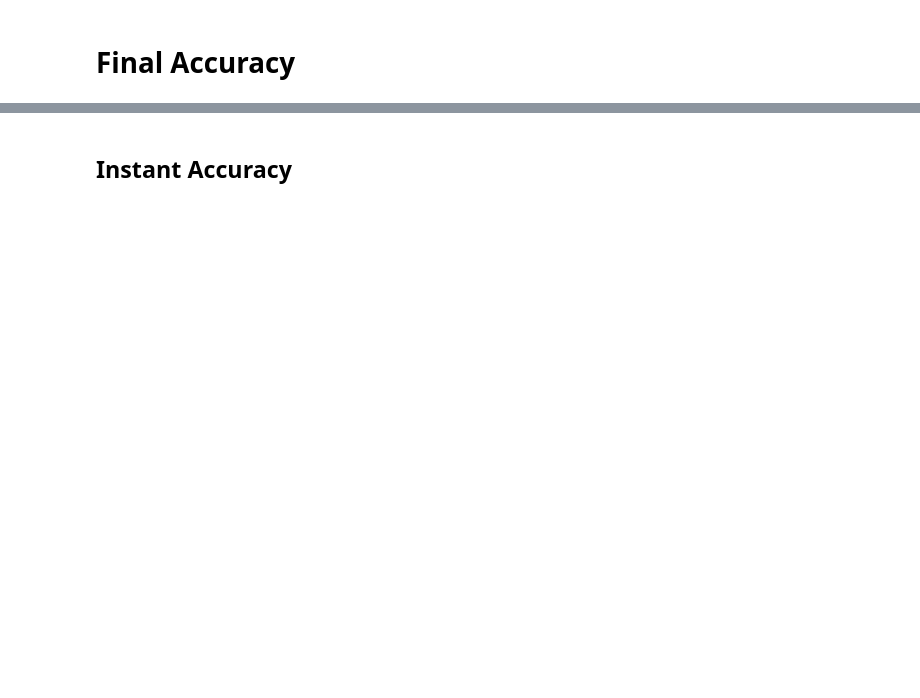
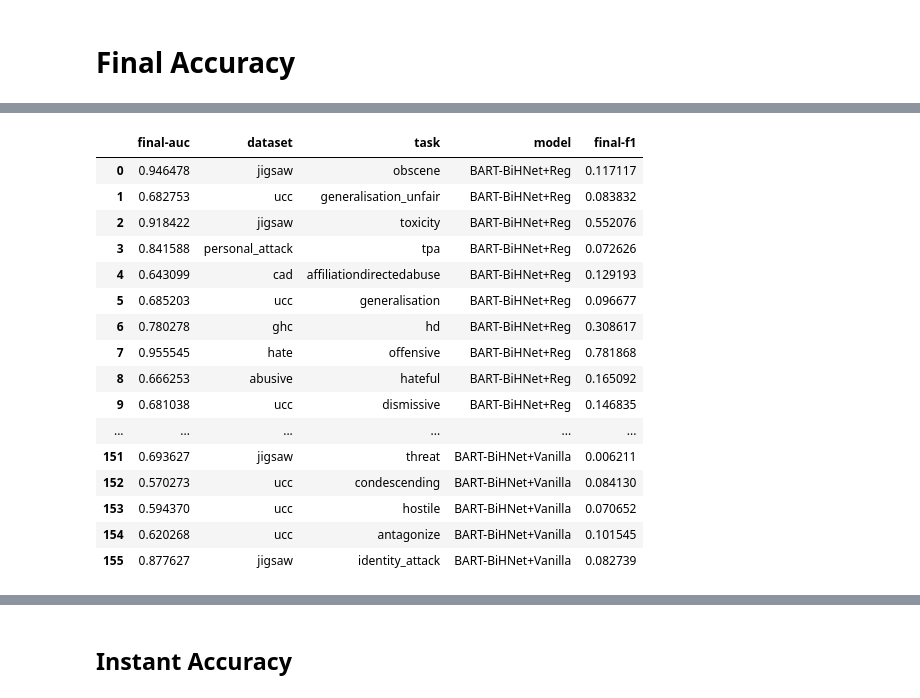
Before and after one commit to USC-CSSL/Adaptable-Problematic-Content-Detection, a Jupyter notebook: notebooks/generating_results.ipynb, the cells around one changed output, grey strips where cells are left out. Saved outputs shown, nothing was run; the diff lists cells and outputs as text; code cells hidden in the pictures; blank space fills up the shorter version.

Commit message:
generate table and plot

```diff
--- a/notebooks/generating_results.ipynb
+++ b/notebooks/generating_results.ipynb
@@ -37,2 +12,0 @@ dir_dict
-# %%
-df = make_few_shot_result_table(dir_dict["BART-Adapter-Vanilla"], postfix="_naive_16shot", metrics_type='emf1', with_dash=False)
@@ -41,16 +12,0 @@ results_task_(\d+)_(\w+)_task_(\d+)_step_([\d]+)_fewshot_at_-1_naive_16shot.csv
-# %%
-dfs = []
-for alg in dir_dict:
-    print(alg)
-    for with_dash in [True, False]:
-        df =  make_few_shot_result_table(dir_dict[alg], postfix="_naive_16shot", metrics_type='emf1', with_dash=with_dash)
-        if df.empty:
-            print("df", df)
-            print(alg, with_dash, "hereeee")
-            continue
-        if "task_detail" in df.columns:
-            df = pd.DataFrame(df.groupby(["task_name", "task_detail"])["nf1"].max()).reset_index()
-        else:
-            df = pd.DataFrame(df.groupby(["task_name"])["nf1"].max()).reset_index()
-        df["alg"] = alg
-        dfs.append(df)
@@ -353,0 +180,3 @@ Name: auc, dtype: float64
+# %%
+final_auc_df = get_final_df(dir_dict, metrics_type='auc')
+final_f1_df = get_final_df(dir_dict, metrics_type='f1')
@@ -353,0 +201,22 @@ Name: auc, dtype: float64
+# %%
+final_df = final_auc_df.merge(final_f1_df, on=['model', 'dataset', 'task'])
+# %%
+final_df
+# %% [output]
+|  | final-auc | dataset | task | model | final-f1 |
+| 0 | 0.946478 | jigsaw | obscene | BART-BiHNet+Reg | 0.117117 |
+| 1 | 0.682753 | ucc | generalisation_unfair | BART-BiHNet+Reg | 0.083832 |
+| 2 | 0.918422 | jigsaw | toxicity | BART-BiHNet+Reg | 0.552076 |
+| 3 | 0.841588 | personal_attack | tpa | BART-BiHNet+Reg | 0.072626 |
+| 4 | 0.643099 | cad | affiliationdirectedabuse | BART-BiHNet+Reg | 0.129193 |
+| 5 | 0.685203 | ucc | generalisation | BART-BiHNet+Reg | 0.096677 |
+| 6 | 0.780278 | ghc | hd | BART-BiHNet+Reg | 0.308617 |
+| 7 | 0.955545 | hate | offensive | BART-BiHNet+Reg | 0.781868 |
+| 8 | 0.666253 | abusive | hateful | BART-BiHNet+Reg | 0.165092 |
+| 9 | 0.681038 | ucc | dismissive | BART-BiHNet+Reg | 0.146835 |
+| ... | ... | ... | ... | ... | ... |
+| 151 | 0.693627 | jigsaw | threat | BART-BiHNet+Vanilla | 0.006211 |
+| 152 | 0.570273 | ucc | condescending | BART-BiHNet+Vanilla | 0.084130 |
+| 153 | 0.594370 | ucc | hostile | BART-BiHNet+Vanilla | 0.070652 |
+| 154 | 0.620268 | ucc | antagonize | BART-BiHNet+Vanilla | 0.101545 |
+| 155 | 0.877627 | jigsaw | identity_attack | BART-BiHNet+Vanilla | 0.082739 |
```
Also changed, not shown: parts of 74 cells of this notebook, 1 other file.
